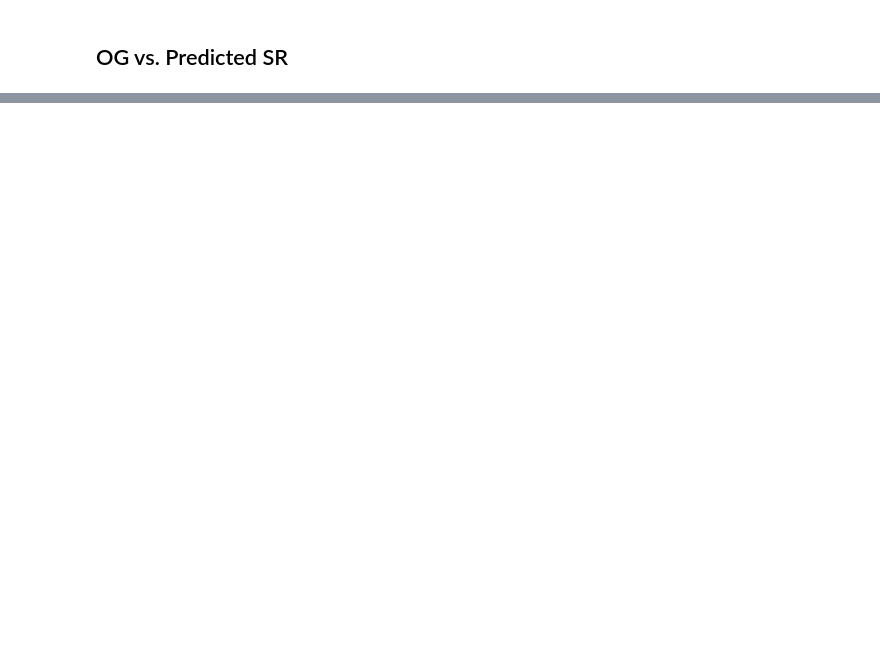
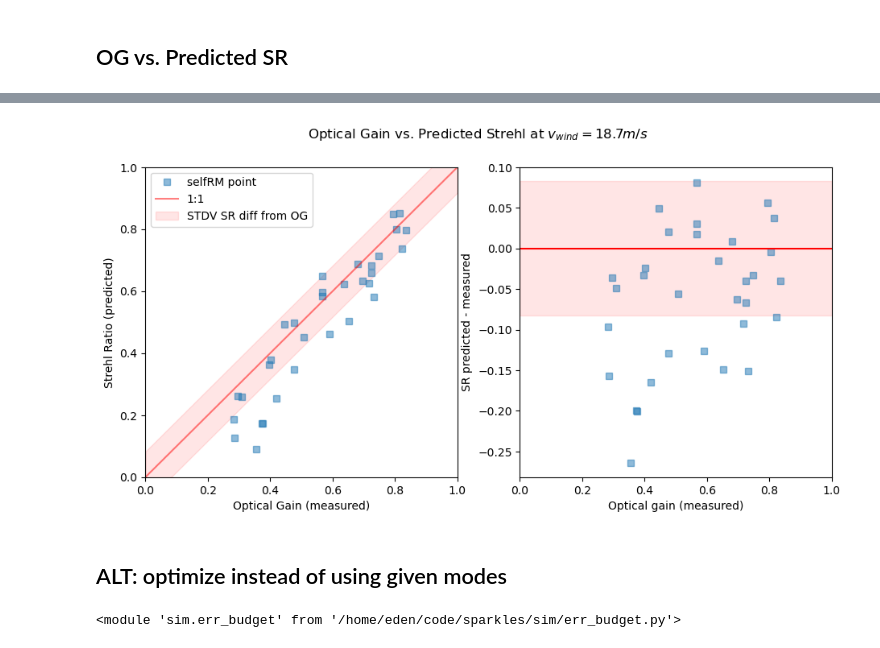
Before and after one commit to edenacadia/sparkles, a Jupyter notebook: telem/OG_telem_PLOTS.ipynb, the cells around one changed output, grey strips where cells are left out. Cells and saved outputs as stored; diff of their text form; code cells hidden in the pictures; blank space fills up the shorter version.

```diff
--- a/telem/OG_telem_PLOTS.ipynb
+++ b/telem/OG_telem_PLOTS.ipynb
@@ -190,0 +184,36 @@ plt.savefig('../plots/OG_vs_SR_diffSTD.png',dpi=300)
+# %%
+# PAPER PLOT: both the 1:1 line and then also the difference plot.
+fig, axs = plt.subplots(nrows=1, ncols=2, figsize=(11,5), facecolor='white')
+
+og_range = np.arange(0,1.1,0.1)
+plt.suptitle('Optical Gain vs. Predicted Strehl at $v_{wind}= 18.7 m/s$')
+
+# SUBPLOT 1: the 1:1 line
+axs[0].set_xlabel('Optical Gain (measured)')
+axs[0].set_ylabel('Strehl Ratio (predicted)')
+axs[0].plot(selfRM_telem['OG'], SR_est_list,  ls='None', marker='s', label='selfRM point' , alpha=0.5)
+#plt.plot(selfRM_telem['OG'], SR_est_list_j5, ls='None', marker='s' , label='jitter = 5mas', alpha=0.5)
+axs[0].plot(og_range, og_range, color = 'red', label='1:1', alpha=0.5)
+axs[0].fill_between(og_range, og_range - sr_std, og_range + sr_std, color = 'red', alpha=0.1, label='STDV SR diff from OG',)
+axs[0].set_ylim(0,1)
+axs[0].set_xlim(0,1)
+axs[0].legend()
+
+# SUBPLOT 2: the difference from the 1:1 line
+axs[1].set_xlabel('Optical gain (measured)')
+axs[1].set_ylabel('SR predicted - measured')
+
+axs[1].plot(selfRM_telem['OG'], SR_diff,  ls='None', marker='s', label='selfRM diff' , alpha=0.5)
+axs[1].axhline(0, color='red')
+axs[1].fill_between(og_range, np.zeros_like(og_range) - sr_std, np.zeros_like(og_range) + sr_std, color = 'red', alpha=0.1, label='STDV SR diff from OG',)
+axs[1].set_xlim(0,1)
+
+plt.savefig('../plots/OG_vs_SR_diffSTD_diff.png',dpi=300)
+# %% [output]
+[figure, added]
+# %% [markdown]
+## ALT: optimize instead of using given modes
+# %%
+reload(eb)
+# %% [output]
+<module 'sim.err_budget' from '/home/eden/code/sparkles/sim/err_budget.py'>
```
Also changed, not shown: parts of 14 cells of this notebook, 10 other files.
